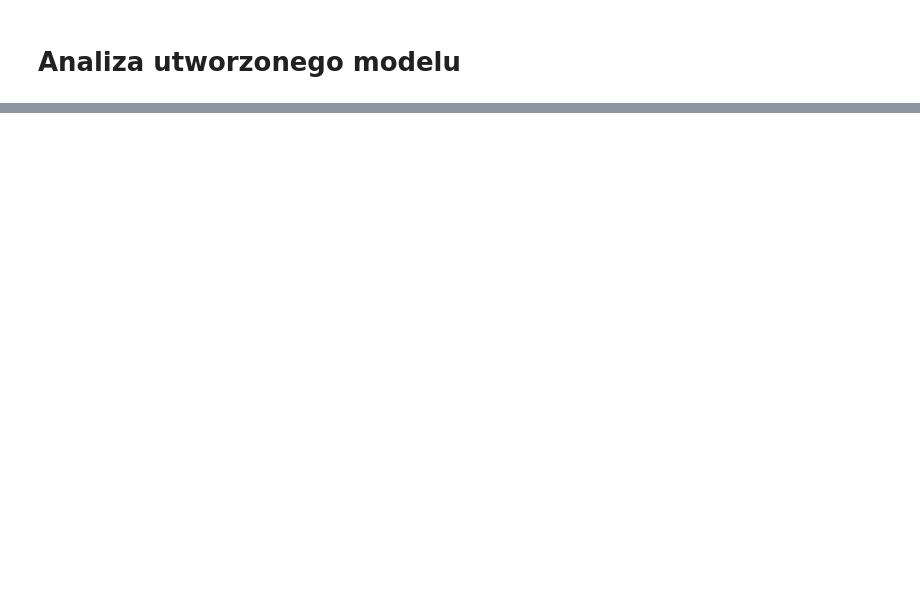
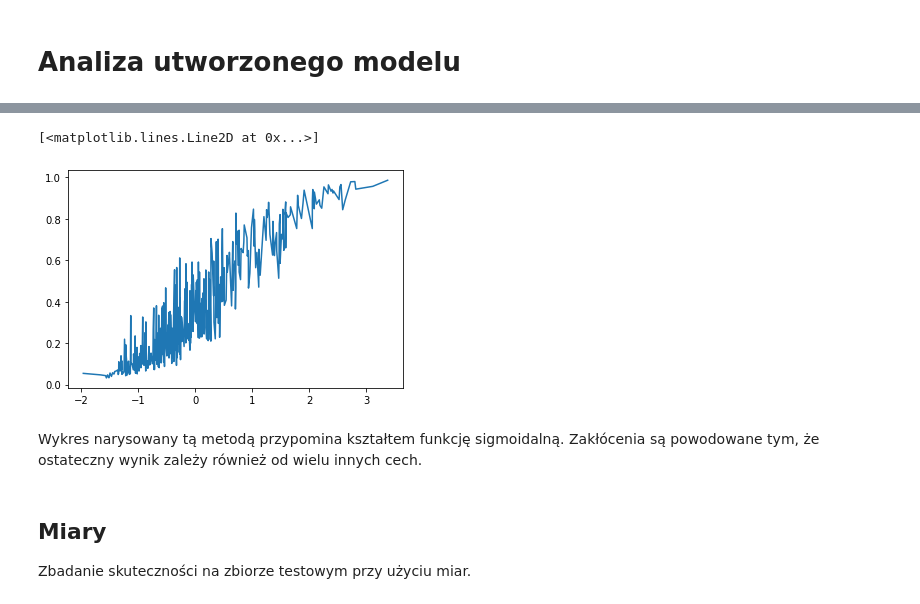
Before and after one commit to isso1550/analiza23_medycyna, a Jupyter notebook: Model.ipynb, the cells around one changed output, grey strips where cells are left out. Drawn from its saved outputs; the diff is of its cells as text; code cells hidden in the pictures; blank space fills up the shorter version.

```diff
--- a/Model.ipynb
+++ b/Model.ipynb
@@ -206,5 +206,5 @@ dla współczynnika C = 1.0100
 # %%
-model = LogisticRegression(random_state=0, solver='liblinear', penalty='l1', C=10.01).fit(X_train[features], y_train)
+model = LogisticRegression(random_state=0, solver='liblinear', penalty='l1', C=1.0).fit(X_train[features], y_train)
 # %%
 model.coef_
 # %% [output]
@@ -221,4 +215,2 @@ plt.plot(sorted['GlucoseBMI'], model_values[:,1])
 # %% [markdown]
 # Analiza utworzonego modelu
-# %%
-model = LogisticRegression(solver='liblinear', penalty='l1', C=2.01).fit(X_train[features], y_train) #4.1
@@ -225,3 +220,17 @@ model = LogisticRegression(solver='liblinear', penalty='l1', C=2.01).fit(X_train
+# %%
+sorted = X_train.sort_values(by="GlucoseBMI")
+model_values = (model.predict_proba(sorted[features]))
+model_values[:,1]
+
+plt.plot(sorted['GlucoseBMI'], model_values[:,1])
+# %% [output]
+[<matplotlib.lines.Line2D at 0x...>]
+[figure, added]
+# %% [markdown]
+Wykres narysowany tą metodą przypomina kształtem funkcję sigmoidalną. Zakłócenia są powodowane tym, że ostateczny wynik zależy również od wielu innych cech.
+# %% [markdown]
+## Miary
+Zbadanie skuteczności na zbiorze testowym przy użyciu miar.
 # %%
 y_pred = model.predict(X_test[features])
 # %%
```
Also changed, not shown: parts of 53 cells of this notebook.
